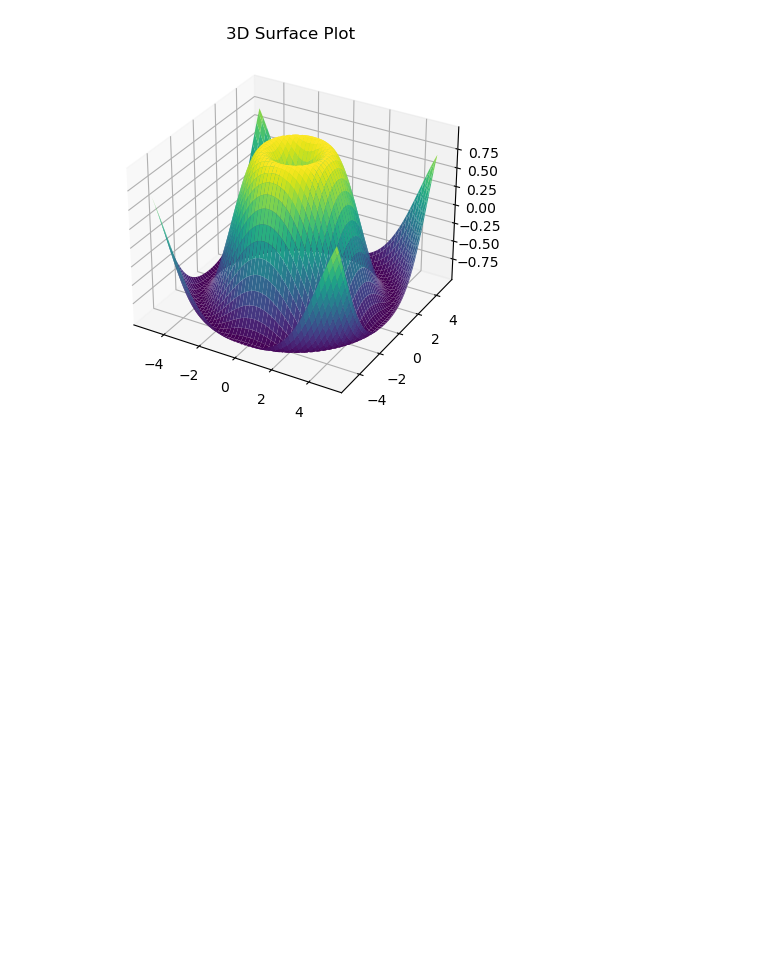
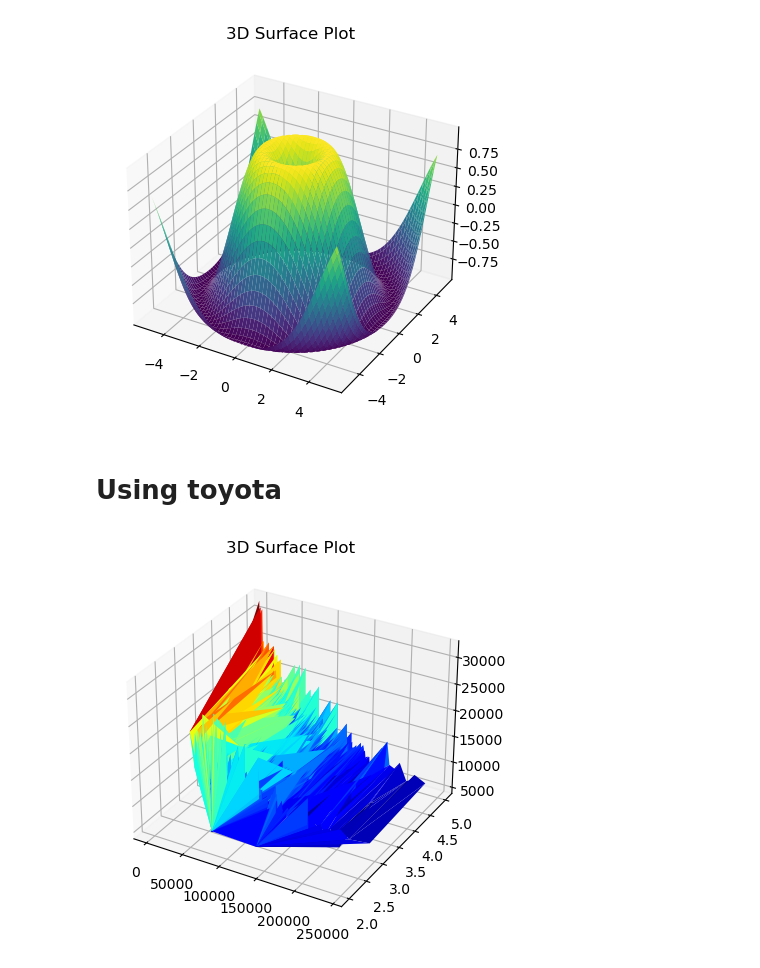
Before and after one commit to kramachandrashenoy/ML-Lab, a Jupyter notebook: 2/program 2.ipynb, the cells around one changed output. Saved outputs shown, nothing was run; the diff lists cells and outputs as text; code cells hidden in the pictures; blank space fills up the shorter version.

```diff
--- a/2/program 2.ipynb
+++ b/2/program 2.ipynb
@@ -92,3 +142,22 @@ ax.set_title('3D Surface Plot')
 plt.show()
 # %% [output]
 [figure]
+# %% [markdown]
+# Using toyota
+# %%
+
+import pandas as pd
+import matplotlib.pyplot as plt
+
+dataset = pd.read_csv(r"C:\Users\Ramachandra\OneDrive\Desktop\ML Lab\ToyotaCorolla.csv")
+x = dataset['KM']
+y = dataset['Doors']
+z = dataset['Price']
+
+ax = plt.axes(projection='3d')
+ax.plot_trisurf(x,y,z,cmap="jet")
+ax.set_title("3D Surface Plot")
+
+plt.show()
+# %% [output]
+[figure, added]
```
Also changed, not shown: parts of 6 cells of this notebook.
